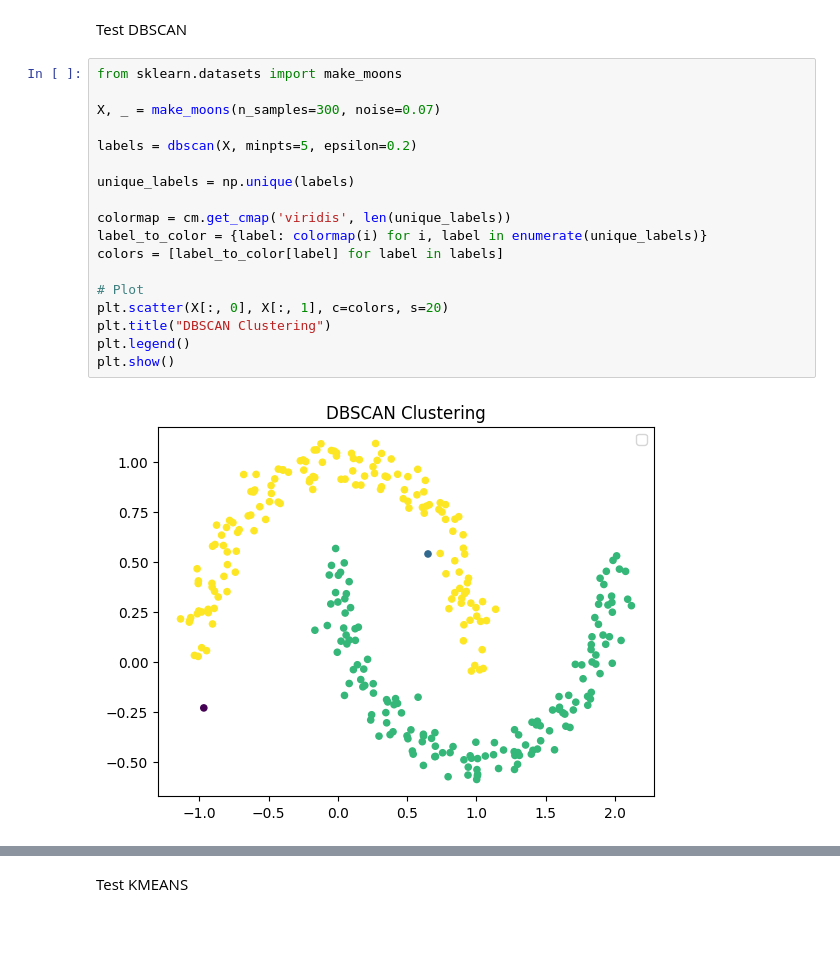
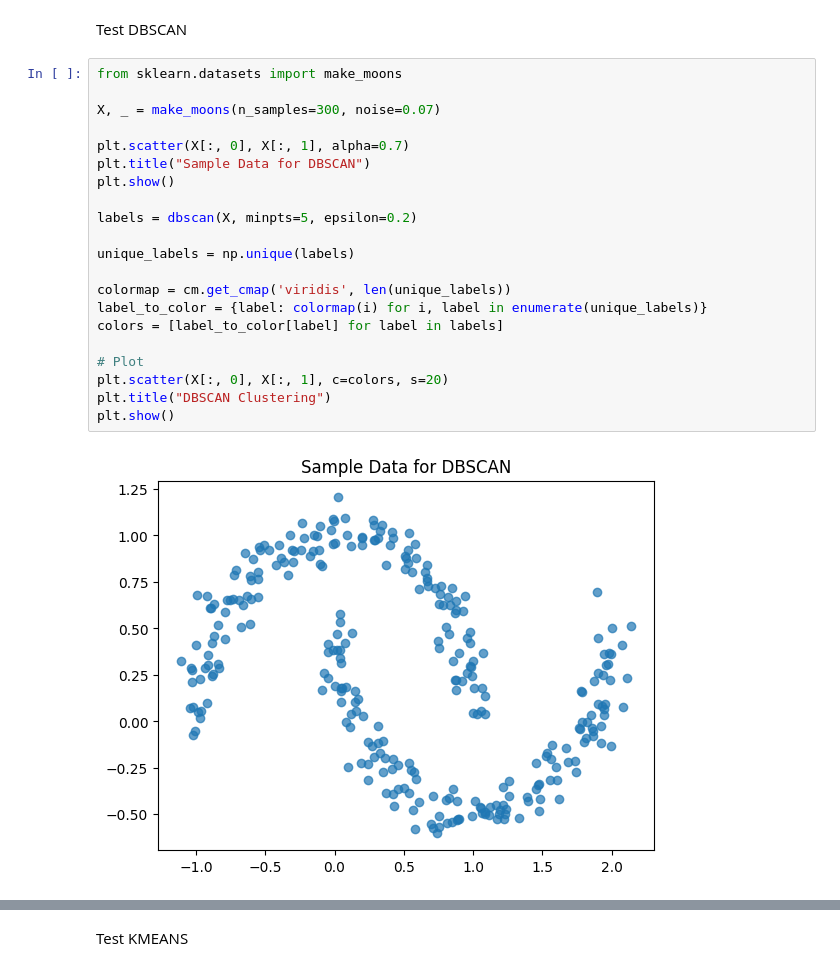
Before and after one commit to joshaney324/DataMiningProject3, a Jupyter notebook: Project3.ipynb, the cells around one changed output, grey strips where cells are left out. Drawn from its saved outputs; the diff is of its cells as text; blank space fills up the shorter version.

```diff
--- a/Project3.ipynb
+++ b/Project3.ipynb
@@ -132,20 +132,23 @@ Test DBSCAN
 # %%
 from sklearn.datasets import make_moons
 
 X, _ = make_moons(n_samples=300, noise=0.07)
+
+plt.scatter(X[:, 0], X[:, 1], alpha=0.7)
+plt.title("Sample Data for DBSCAN")
+plt.show()
 
 labels = dbscan(X, minpts=5, epsilon=0.2)
 
 unique_labels = np.unique(labels)
 
 colormap = cm.get_cmap('viridis', len(unique_labels))
 label_to_color = {label: colormap(i) for i, label in enumerate(unique_labels)}
 colors = [label_to_color[label] for label in labels]
 
 # Plot
 plt.scatter(X[:, 0], X[:, 1], c=colors, s=20)
 plt.title("DBSCAN Clustering")
-plt.legend()
 plt.show()
 # %% [output]
-[figure, old version]
+[figure, new version]
```
Also changed, not shown: parts of 2 cells of this notebook.
